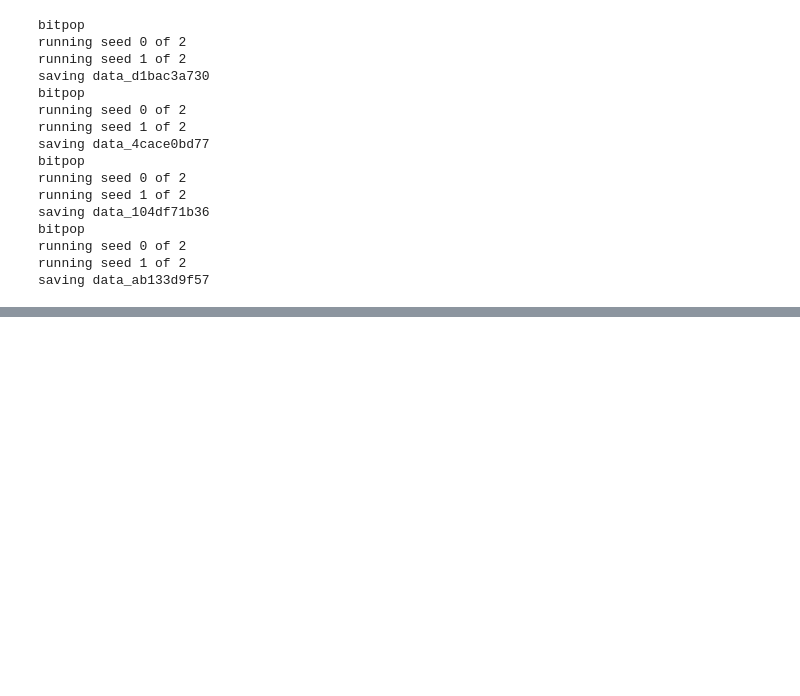
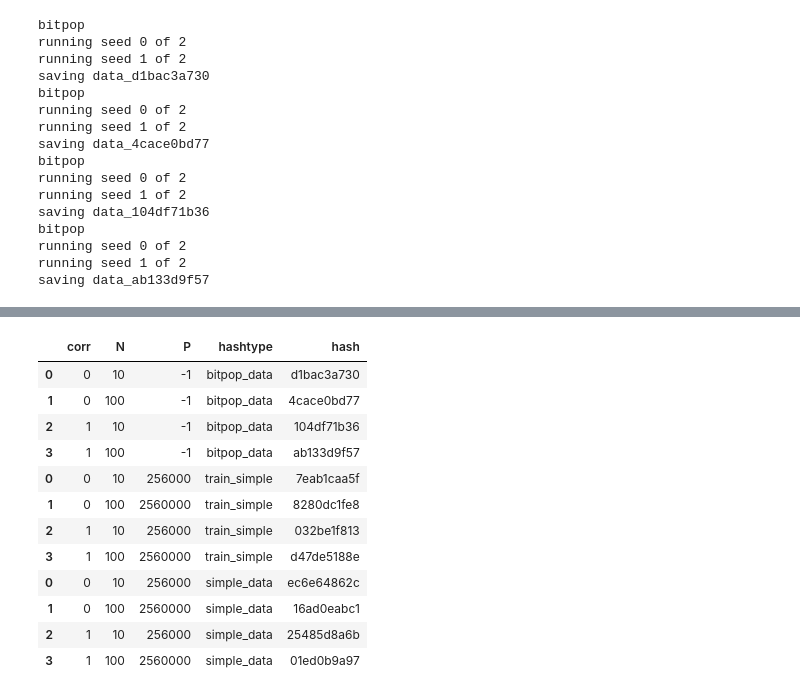
Before and after one commit to amimem/ToMM, a Jupyter notebook: gen_datasimpletrain.ipynb, the cells around one changed output, grey strips where cells are left out. Drawn from its saved outputs; the diff is of its cells as text; code cells hidden in the pictures; blank space fills up the shorter version.

Commit message:
fixed bug in data generation notebook

```diff
--- a/gen_datasimpletrain.ipynb
+++ b/gen_datasimpletrain.ipynb
@@ -44,9 +44,9 @@ train_args['wandb_job_type_name']=None
 # %%
 # variable parameters
 corrvec=[0,1] # [0, 0.5, 1.0]   # agent pairwise action correlation
-Nvec=np.array([10,100]) # [1e1,1e2,1e3,1e4]   # number of agents
+Nvec=[10,100] # [1e1,1e2,1e3,1e4]   # number of agents
 single_agent_capacity = 256*100
-Pvec=Nvec*single_agent_capacity  # number of parameters
+Pvec=[Nvec[0]*single_agent_capacity,Nvec[1]*single_agent_capacity]  # number of parameters
 
 # datagen vars
 K=8             # state space dimension
@@ -56,7 +56,7 @@ data_seed = 0   # seed of data generation
 
 # train vars
 M_train=1       # assumed number of agent groups
-epochs=1
+epochs=100
 
 datagen_args['K']=K
 datagen_args['M']=M_sys
@@ -104,8 +104,9 @@ for corr in corrvec:
         train_args['data_dir']='data_' + df.loc[
             (df['corr']==corr) & (df['N']==N) & (df['hashtype']=='bitpop_data'),'hash'].values[0]
         train_args['P']=Pvec[nit]
+        print(type(train_args['P']))
         train_simple_hash=train(train_args.copy())
-        hash_data_list.append((corr,N,Pvec[nit],hashtype,bitpop_data_hash))
+        hash_data_list.append((corr,N,Pvec[nit],hashtype,train_simple_hash))
 dftmp=pd.DataFrame(hash_data_list,columns=['corr','N','P','hashtype','hash'])
 df=pd.concat((df,dftmp))
 # %% [output]
@@ -133,6 +139,6 @@ for corr in corrvec:
             (df['corr']==corr) & (df['N']==N) & (df['hashtype']=='train_simple'),'hash'].values[0]
         datagen_args['ground_model_name'] = data_hash+'/'+train_hash
         simple_data_hash=generate_data(datagen_args.copy())
-        hash_data_list.append((corr,N,Pvec[nit],hashtype,bitpop_data_hash))
+        hash_data_list.append((corr,N,Pvec[nit],hashtype,simple_data_hash))
 dftmp=pd.DataFrame(hash_data_list,columns=['corr','N','P','hashtype','hash'])
 df=pd.concat((df,dftmp))
@@ -145,6 +169,22 @@ data_store['hashes']=df
 data_filename = f"hashlist_K_{K}_Msys_{M_sys}_T_{T}_Mtrain_{M_train}_Ep_{epochs}_dataseed_{data_seed}"
 np.save(data_filename+".npy",data_store)
 df.to_csv(data_filename, index=False)
+# %%
+df
+# %% [output]
+|  | corr | N | P | hashtype | hash |
+| 0 | 0 | 10 | -1 | bitpop_data | d1bac3a730 |
+| 1 | 0 | 100 | -1 | bitpop_data | 4cace0bd77 |
+| 2 | 1 | 10 | -1 | bitpop_data | 104df71b36 |
+| 3 | 1 | 100 | -1 | bitpop_data | ab133d9f57 |
+| 0 | 0 | 10 | 256000 | train_simple | 7eab1caa5f |
+| 1 | 0 | 100 | 2560000 | train_simple | 8280dc1fe8 |
+| 2 | 1 | 10 | 256000 | train_simple | 032be1f813 |
+| 3 | 1 | 100 | 2560000 | train_simple | d47de5188e |
+| 0 | 0 | 10 | 256000 | simple_data | ec6e64862c |
+| 1 | 0 | 100 | 2560000 | simple_data | 16ad0eabc1 |
+| 2 | 1 | 10 | 256000 | simple_data | 25485d8a6b |
+| 3 | 1 | 100 | 2560000 | simple_data | 01ed0b9a97 |
 # %%
 
 # #train match
```
Also changed, not shown: parts of 2 cells of this notebook.
